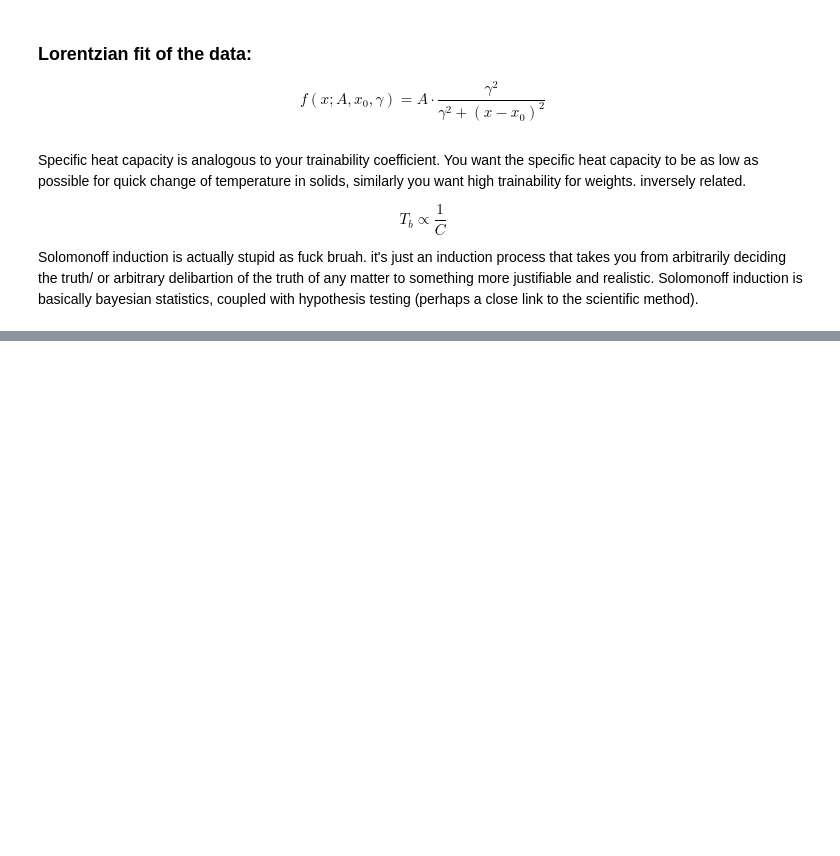
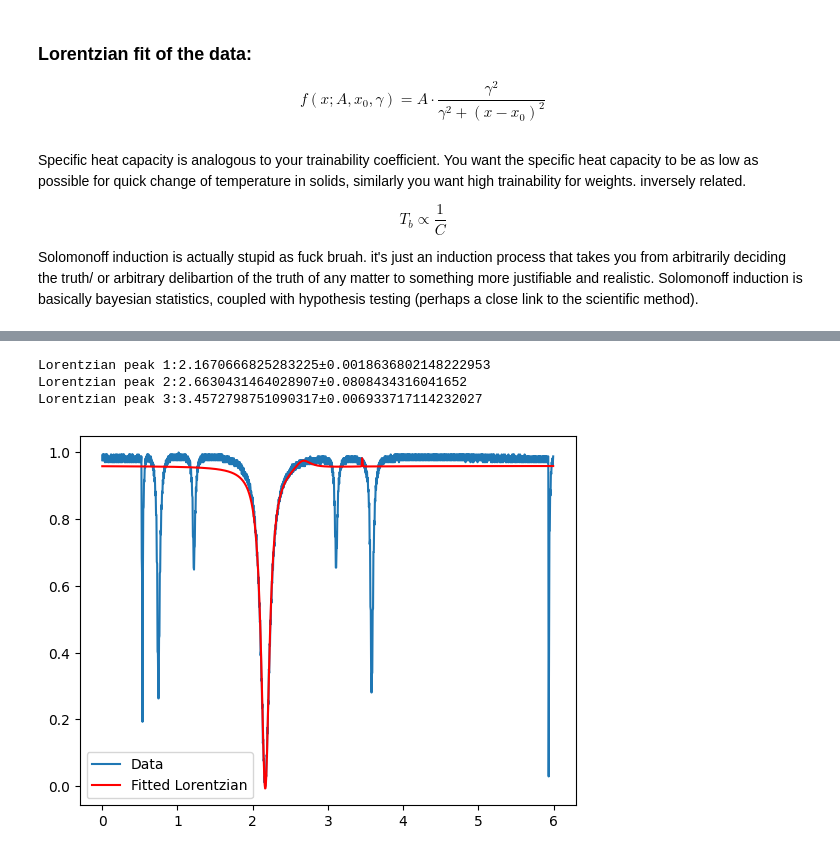
Before and after one commit to imathrock/Optical_Pumping, a Jupyter notebook: Data_analysis.ipynb, the cells around one changed output, grey strips where cells are left out. Cells and saved outputs as stored; diff of their text form; code cells hidden in the pictures; blank space fills up the shorter version.

```diff
--- a/Data_analysis.ipynb
+++ b/Data_analysis.ipynb
@@ -68,0 +91,8 @@ plt.show()
+# %%
+p0_guess = [1.0,-1.0,2.025,0.018,-0.5,3.0,0.023,-0.75,3.5,0.022]
+popt,perr = fit_lorentzian(p0_guess,df_75)
+# %% [output]
+Lorentzian peak 1:2.1670666825283225±0.0018636802148222953
+Lorentzian peak 2:2.6630431464028907±0.0808434316041652
+Lorentzian peak 3:3.4572798751090317±0.006933717114232027
+[figure, added]
```
Also changed, not shown: parts of 7 cells of this notebook, 9 other files.
